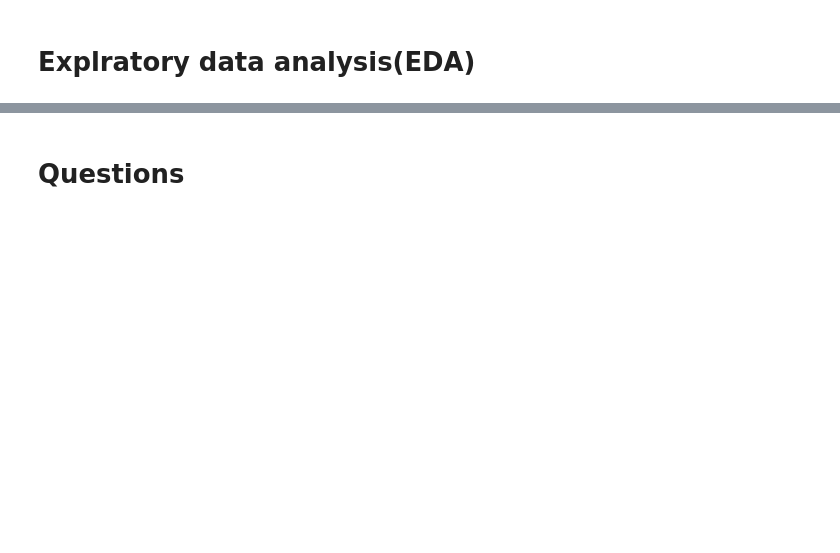
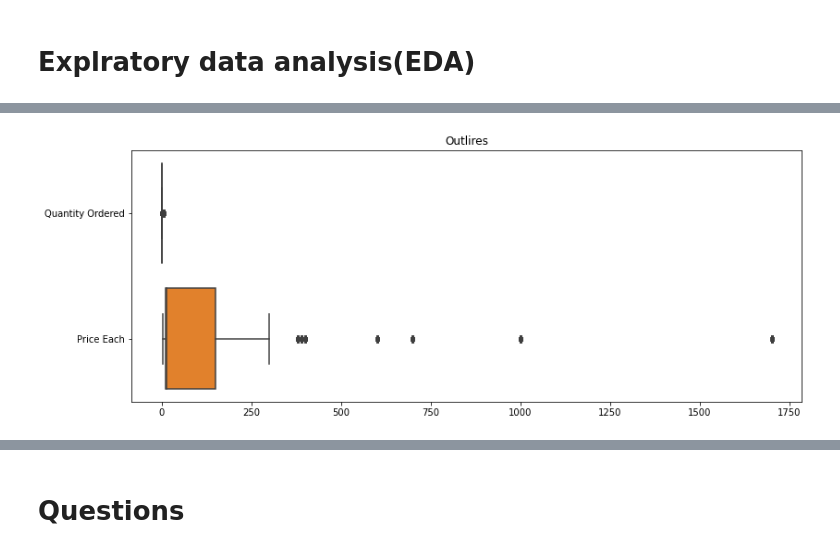
Before and after one commit to modisultan/EC_EDA, a Jupyter notebook: E company.ipynb, the cells around one changed output, grey strips where cells are left out. Cells and saved outputs as stored; diff of their text form; code cells hidden in the pictures; blank space fills up the shorter version.

```diff
--- a/E company.ipynb
+++ b/E company.ipynb
@@ -84,3 +82,5 @@ df['Quantity Ordered'] = pd.to_numeric(df['Quantity Ordered'], errors ='coerce')
+# %%
+df['Price Each'] = pd.to_numeric(df['Price Each'], errors='coerce')
 # %%
 df.info()
 # %% [output]
@@ -140,0 +132,4 @@ Purchase Address  :  59  null value out of  18383 value
+# %%
+#drop null values
+
+df.dropna(how='all', inplace=True)
@@ -140,0 +178,6 @@ Purchase Address  :  59  null value out of  18383 value
+# %%
+#to del raw based on spesific val
+drop_row = df[df['Product'] == 'Product'].index
+
+# Delete these row
+df.drop(drop_row , inplace=True)
@@ -140,0 +211,3 @@ Purchase Address  :  59  null value out of  18383 value
+# %%
+df.drop_duplicates(subset=['Order ID'], keep='first', inplace=True)
+df
@@ -140,0 +245,10 @@ Purchase Address  :  59  null value out of  18383 value
+# %%
+
+#Outliers
+
+plt.figure(figsize=(13,5))
+sns.boxplot(data=df[['Quantity Ordered', 'Price Each']], orient='h')
+plt.title("Outlires")
+plt.show()
+# %% [output]
+[figure, added]
```
Also changed, not shown: parts of 34 cells of this notebook.
